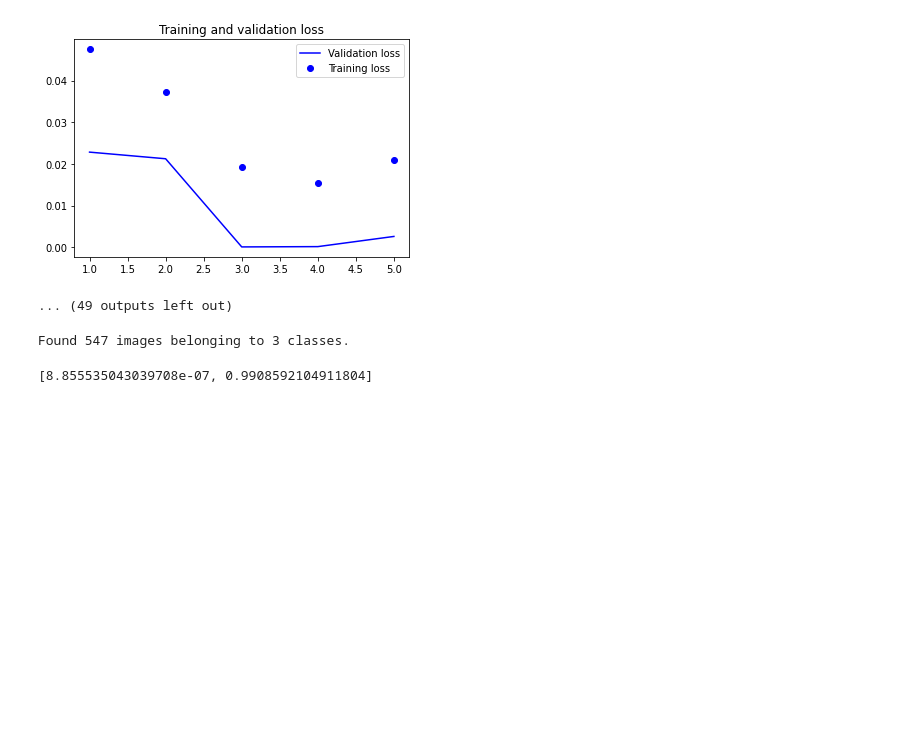
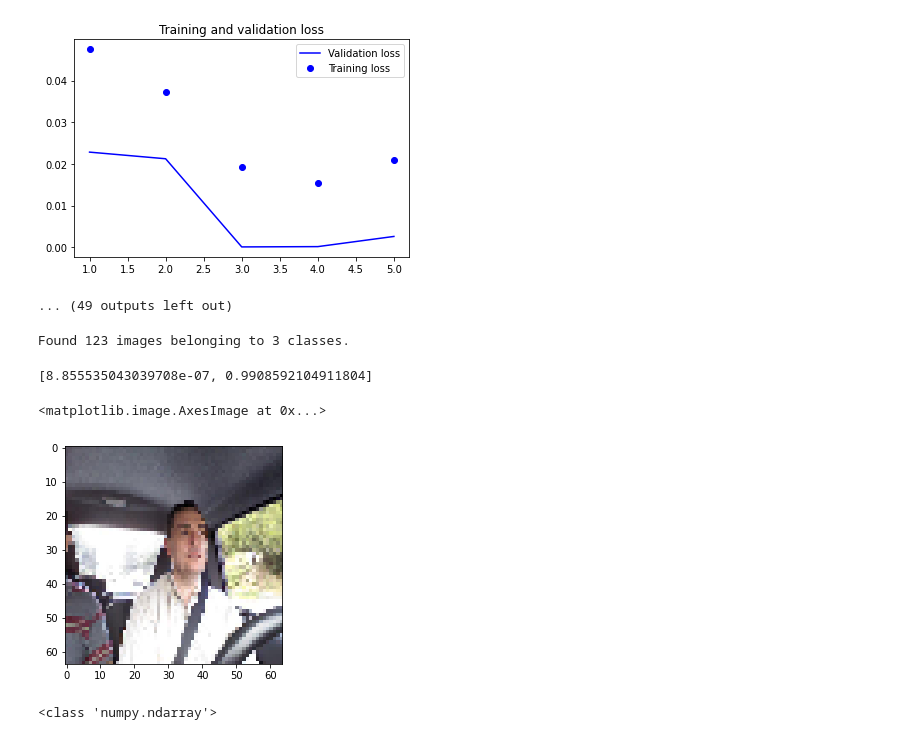
Before and after one commit to aviralsomani/driv-face-classifier, a Jupyter notebook: AviralSomani_FinalProject.ipynb, the cells around one changed output. Cells and saved outputs as stored; diff of their text form; code cells hidden in the pictures; blank space fills up the shorter version.

```diff
--- a/AviralSomani_FinalProject.ipynb
+++ b/AviralSomani_FinalProject.ipynb
@@ -528,10 +528,21 @@ return_data(img_dir, trn_dir, val_dir)
 split_data(img_dir, trn_dir, val_dir, 0.1)
 # %%
 test_gen = ImageDataGenerator(rescale=1./255).flow_from_directory(val_dir, target_size=(64, 64),
-                                         batch_size=20, class_mode='categorical')
+                                         batch_size=50, class_mode='categorical')
 # %% [output]
-Found 547 images belonging to 3 classes.
+Found 123 images belonging to 3 classes.
 # %%
 model3.evaluate_generator(test_gen)
 # %% [output]
 [8.855535043039708e-07, 0.9908592104911804]
+# %%
+x, y = test_gen.next()
+# %%
+plt.imshow(x[1])
+# %% [output]
+<matplotlib.image.AxesImage at 0x...>
+[figure, added]
+# %%
+print(type(y))
+# %% [output]
+<class 'numpy.ndarray'>
```
Also changed, not shown: parts of 2 cells of this notebook.
